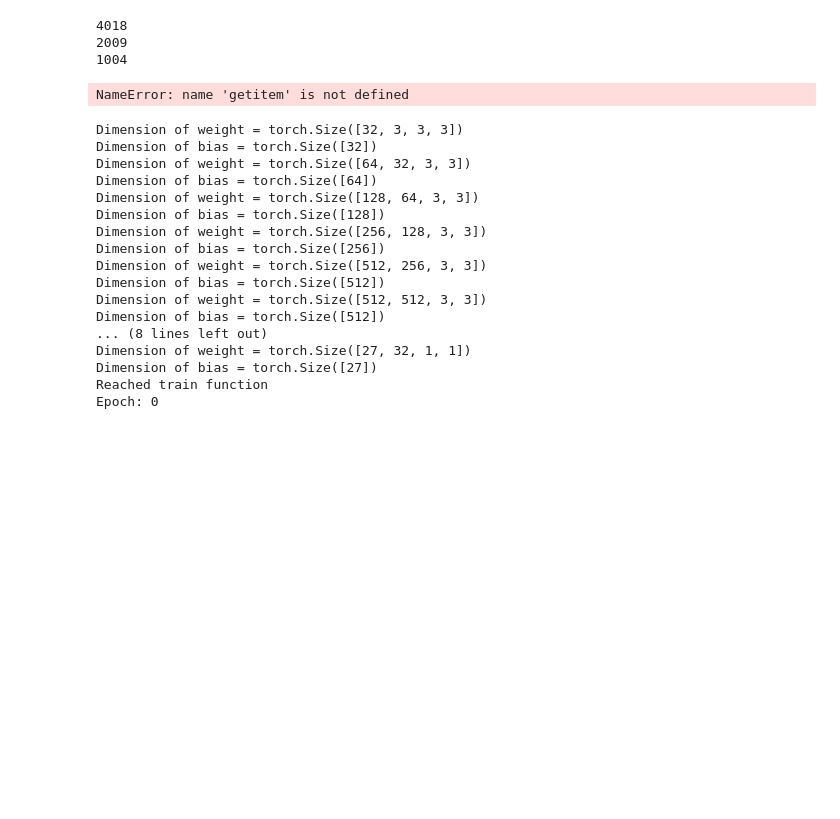
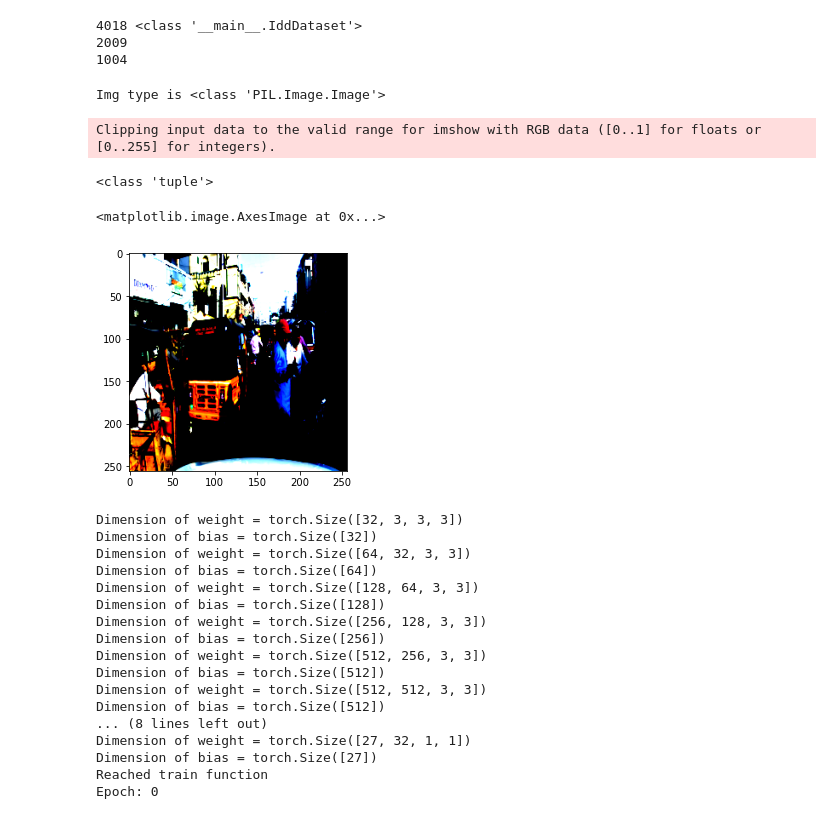
Before and after one commit to Krishna14/CSE251B, a Jupyter notebook: PA3/PA3.ipynb, the cells around one changed output. Cells and saved outputs as stored; diff of their text form; code cells hidden in the pictures; blank space fills up the shorter version.

```diff
--- a/PA3/PA3.ipynb
+++ b/PA3/PA3.ipynb
@@ -55,27 +55,28 @@ class IddDataset(Dataset):
         self.mode = csv_file
 
         # Add any transformations here
-
+        self.resize_transform = transforms.Resize((256, 256))
         # The following transformation normalizes each channel using the mean and std provided
         self.transforms = transforms.Compose([transforms.ToTensor(),
-                                              transforms.CenterCrop((720, 1280)),
-                                              transforms.Normalize((0.485, 0.456, 0.406), (0.229, 0.224, 0.225)),])
+                                              transforms.Normalize((0.485, 0.456, 0.406), (0.229, 0.224, 0.225))])
 
     def __len__(self):
         return len(self.data)
 
     def __getitem__(self, idx):
-
         img_name = self.data.iloc[idx, 0]
         img = Image.open(img_name).convert('RGB')
         label_name = self.data.iloc[idx, 1]
         label = Image.open(label_name)
+        print("Img type is {}".format(type(img)))
+        img = self.resize_transform(img)
 
         img = np.asarray(img) / 255. # scaling [0-255] values to [0-1]
         label = np.asarray(label)
-
-        img = self.transforms(img).float() # Normalization
-        label = torch.from_numpy(label.copy()).long() # convert to tensor
+        # Normalization
+        img = self.transforms(img).float()
+        # Convert to tensor
+        label = torch.from_numpy(label.copy()).long()
 
         # create one-hot encoding
         h, w = label.shape
@@ -94,25 +94,31 @@ train_loader = DataLoader(dataset=train_dataset, batch_size= 128, num_workers=0,
 val_loader = DataLoader(dataset=val_dataset, batch_size= 128, num_workers=0, shuffle=True)
 test_loader = DataLoader(dataset=test_dataset, batch_size= 128, num_workers=0, shuffle=False)
 # %%
-print(len(train_dataset))
+print(len(train_dataset), type(train_dataset))
 print(len(val_dataset))
 print(len(test_dataset))
 # %% [output]
-4018
+4018 <class '__main__.IddDataset'>
 2009
 1004
 # %%
 import matplotlib.pyplot as plt
 
 # Print the shape of the training dataset
 # print(train_dataset[0][0].shape)
 # Permute the object into a different shape
-train_image = getitem(train_dataset, 0)
-#plt.imshow(tensor_image.permute(1, 2, 0))
+train_image = train_dataset.__getitem__(0)
+print(type(train_image))
+tensor_image = train_image[0]
+plt.imshow(tensor_image.permute(1, 2, 0))
 #plt.imshow(test_image.permute(1, 2, 0))
 #plt.imshow(val_image.permute(1, 2, 0))
 # %% [output]
-NameError: name 'getitem' is not defined
+Img type is <class 'PIL.Image.Image'>
+Clipping input data to the valid range for imshow with RGB data ([0..1] for floats or [0..255] for integers).
+<class 'tuple'>
+<matplotlib.image.AxesImage at 0x...>
+[figure, added]
 # %%
 from torchvision import utils
 from basic_fcn import *
```
Also changed, not shown: parts of 1 cell of this notebook, 3 other files.
